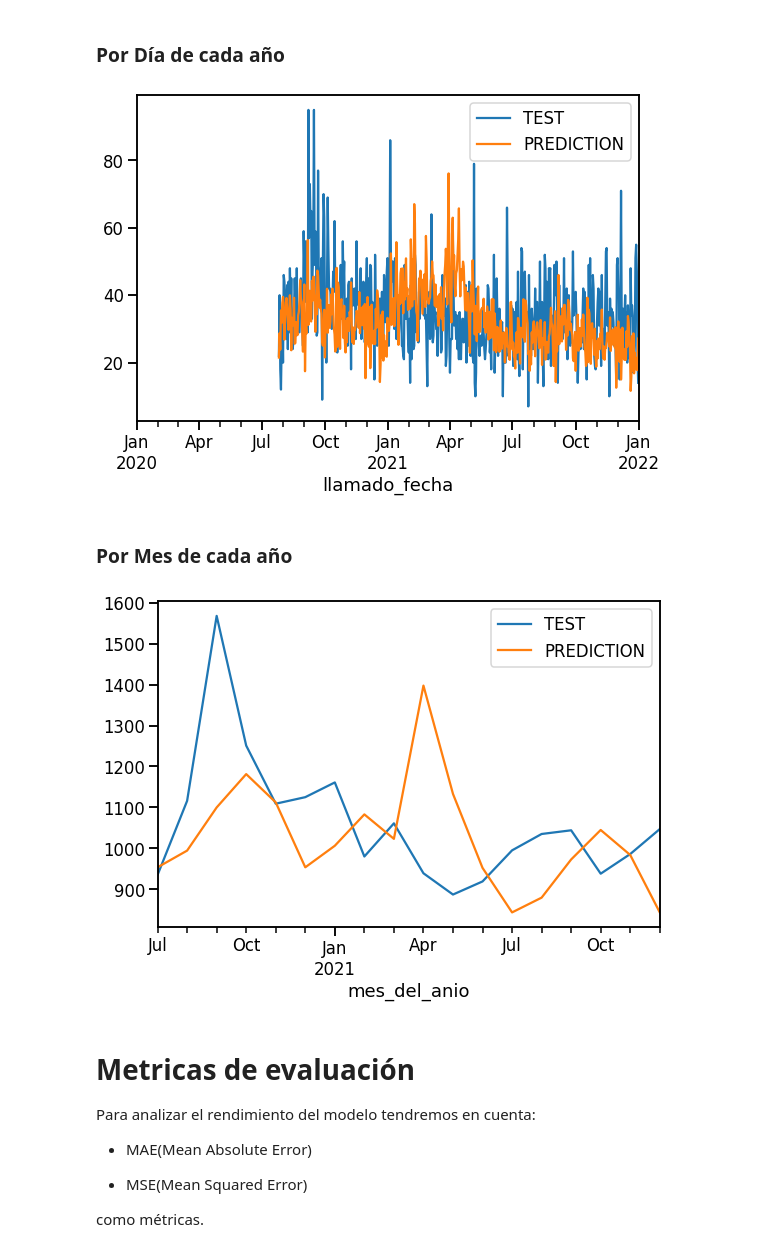
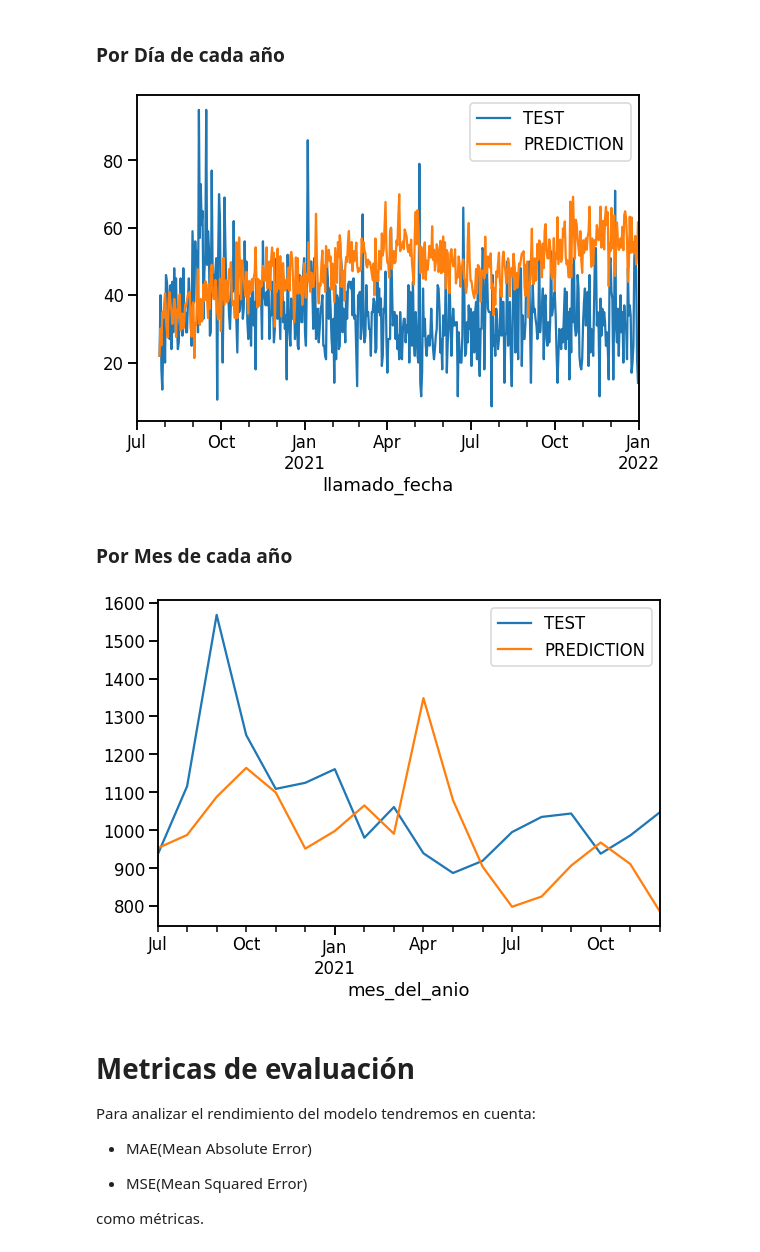
Before and after one commit to eleanarinaudo/Linea-137-Diplo2022, a Jupyter notebook: Analisis Supervisado/AS_Linea137.ipynb, the cells around one changed output. Drawn from its saved outputs; the diff is of its cells as text; code cells hidden in the pictures.

```diff
--- a/Analisis Supervisado/AS_Linea137.ipynb
+++ b/Analisis Supervisado/AS_Linea137.ipynb
@@ -698,3 +885,12 @@ fig.show()
 #### Suavizado Exponencial Triple
 
 Suavizado exponencial triple o Holt-Winters, añade soporte para la **tendencia** y la **estacionalidad**.
+# %%
+df_victimas_x_dia['HWES3_ADD'] = ExponentialSmoothing(
+    df_victimas_x_dia['victima_cantidad'], trend='add', seasonal='add', seasonal_periods=365).fit().fittedvalues
+df_victimas_x_dia['HWES3_MUL'] = ExponentialSmoothing(
+    df_victimas_x_dia['victima_cantidad'], trend='mul', seasonal='mul', seasonal_periods=365).fit().fittedvalues
+df_victimas_x_dia['HWES3_A_M'] = ExponentialSmoothing(
+    df_victimas_x_dia['victima_cantidad'], trend='add', seasonal='mul', seasonal_periods=365).fit().fittedvalues
+df_victimas_x_dia['HWES3_M_A'] = ExponentialSmoothing(
+    df_victimas_x_dia['victima_cantidad'], trend='mul', seasonal='add', seasonal_periods=365).fit().fittedvalues
@@ -701,2 +909,5 @@ Suavizado exponencial triple o Holt-Winters, añade soporte para la **tendencia*
 # %%
-df_victimas_x_dia['HWES3_ADD'] = ExponentialSmoothing(df_victimas_x_dia['victima_cantidad'],trend= 'add',seasonal= 'add',seasonal_periods=365).fit().fittedvalues
+fitted_model_add_add = ExponentialSmoothing(
+    train_vict_dia['victima_cantidad'], trend='add', seasonal='add', seasonal_periods=365).fit()
+fitted_model_mul_mul = ExponentialSmoothing(
+    train_vict_dia['victima_cantidad'], trend='mul', seasonal='mul', seasonal_periods=365).fit()
@@ -705,2 +914,5 @@ A date index has been provided, but it has no associated frequency information a
 # %%
-df_victimas_x_dia['HWES3_MUL'] = ExponentialSmoothing(df_victimas_x_dia['victima_cantidad'],trend= 'mul',seasonal= 'mul',seasonal_periods=365).fit().fittedvalues
+fitted_model_add_mul = ExponentialSmoothing(
+    train_vict_dia['victima_cantidad'], trend='add', seasonal='mul', seasonal_periods=365).fit()
+fitted_model_mul_add = ExponentialSmoothing(
+    train_vict_dia['victima_cantidad'], trend='mul', seasonal='add', seasonal_periods=365).fit()
@@ -812,4 +1287,5 @@ steps = 524
 train_vict_dia = df_victimas_x_dia[:-steps]
 test_vict_dia = df_victimas_x_dia[-steps:]
 # %%
-fitted_model = ExponentialSmoothing(train_vict_dia['victima_cantidad'], trend= 'mul', seasonal= 'mul', seasonal_periods=365).fit()
+fitted_model = ExponentialSmoothing(
+    train_vict_dia['victima_cantidad'], trend='add', seasonal='add', seasonal_periods=365).fit()
@@ -876,17 +1345,21 @@ Analizamos los dos ultimos años
 # %% [markdown]
 ### **Por Día de cada año**
 # %%
-test_vict_dia['victima_cantidad'].plot(legend=True, label='TEST', figsize=(9,6))
-test_vict_dia['test_pred'].plot(legend=True, label= 'PREDICTION', xlim= ['2020-01-01','2022-01-01']);
+test_vict_dia['victima_cantidad'].plot(
+    legend=True, label='TEST', figsize=(9, 6))
+test_vict_dia['test_pred'].plot(legend=True, label='PREDICTION', xlim=[
+                                '2020-07', '2022-01-01'])
 # %% [output]
-[figure, old version]
+[figure, new version]
 # %% [markdown]
 ### **Por Mes de cada año**
 # %%
-test_vict_mes['victima_cantidad'].plot(legend=True, label='TEST', figsize=(9,6))
-test_vict_mes['test_pred'].plot(legend=True, label= 'PREDICTION', xlim= ['2020-07','2021-12']);
+test_vict_mes['victima_cantidad'].plot(
+    legend=True, label='TEST', figsize=(9, 6))
+test_vict_mes['test_pred'].plot(
+    legend=True, label='PREDICTION', xlim=['2020-07', '2021-12'])
 # %% [output]
-[figure, old version]
+[figure, new version]
 # %% [markdown]
 # Metricas de evaluación
 
```
Also changed, not shown: parts of 149 cells of this notebook, 1 other file.
